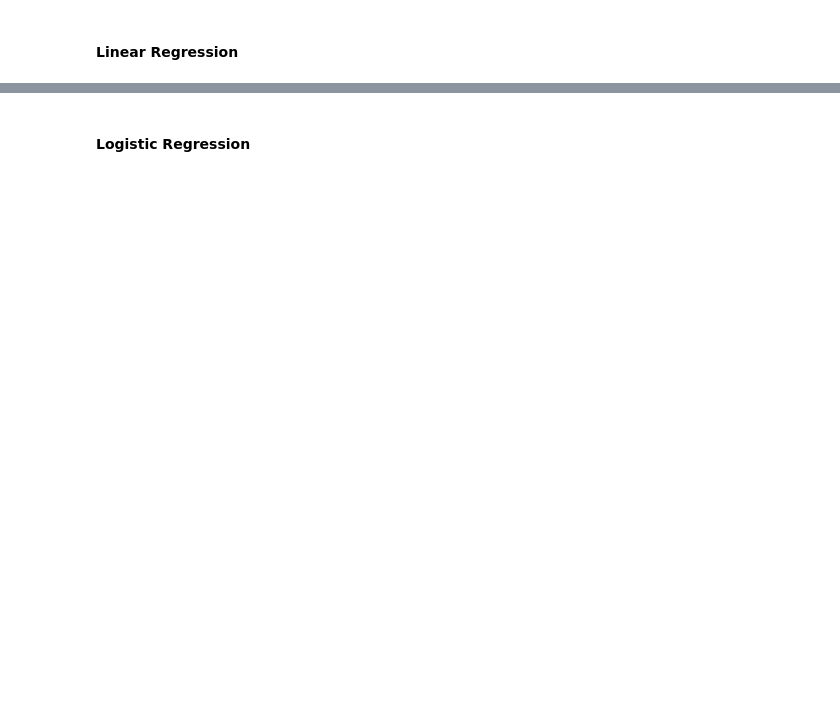
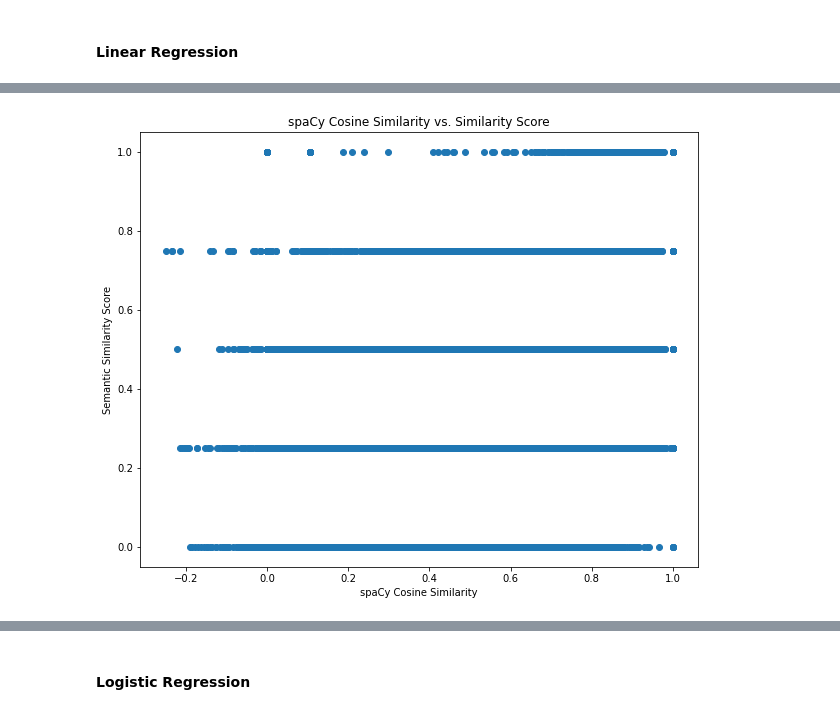
Before and after one commit to tungtngyn/semantic-similarity-patents, a Jupyter notebook: linear_models.ipynb, the cells around one changed output, grey strips where cells are left out. Cells and saved outputs as stored; diff of their text form; code cells hidden in the pictures; blank space fills up the shorter version.

```diff
--- a/linear_models.ipynb
+++ b/linear_models.ipynb
@@ -280,0 +318,4 @@ Wall time: 1min 15s
+# %%
+%%time
+X_train_mult, X_train_cos, X_train_euc = get_feature_vecs(df_train, nlp, vec_len=300)
+X_val_mult, X_val_cos, X_val_euc = get_feature_vecs(df_val, nlp, vec_len=300)
@@ -317,2 +326,0 @@ def fit_linear_models(X_train, y_train, X_val, y_val):
-# %%
-fit_linear_models(X_train, y_train, X_val, y_val)
@@ -331,2 +326,0 @@ RMSE: 0.2502
-# %%
-fit_linear_models(cos_sim.reshape(-1, 1), y_train, cos_sim_val.reshape(-1, 1), y_val)
@@ -345,2 +326,0 @@ RMSE: 0.2370
-# %%
-fit_linear_models(euc_dist.reshape(-1, 1), y_train, euc_dist_val.reshape(-1, 1), y_val)
@@ -358,0 +372,8 @@ RMSE: 0.2298
+# %%
+fig = plt.figure(figsize=(10, 8))
+plt.scatter(X_train_cos, y_train)
+plt.title('spaCy Cosine Similarity vs. Similarity Score');
+plt.xlabel('spaCy Cosine Similarity');
+plt.ylabel('Semantic Similarity Score');
+# %% [output]
+[figure, added]
```
Also changed, not shown: parts of 62 cells of this notebook, 29 other files.
